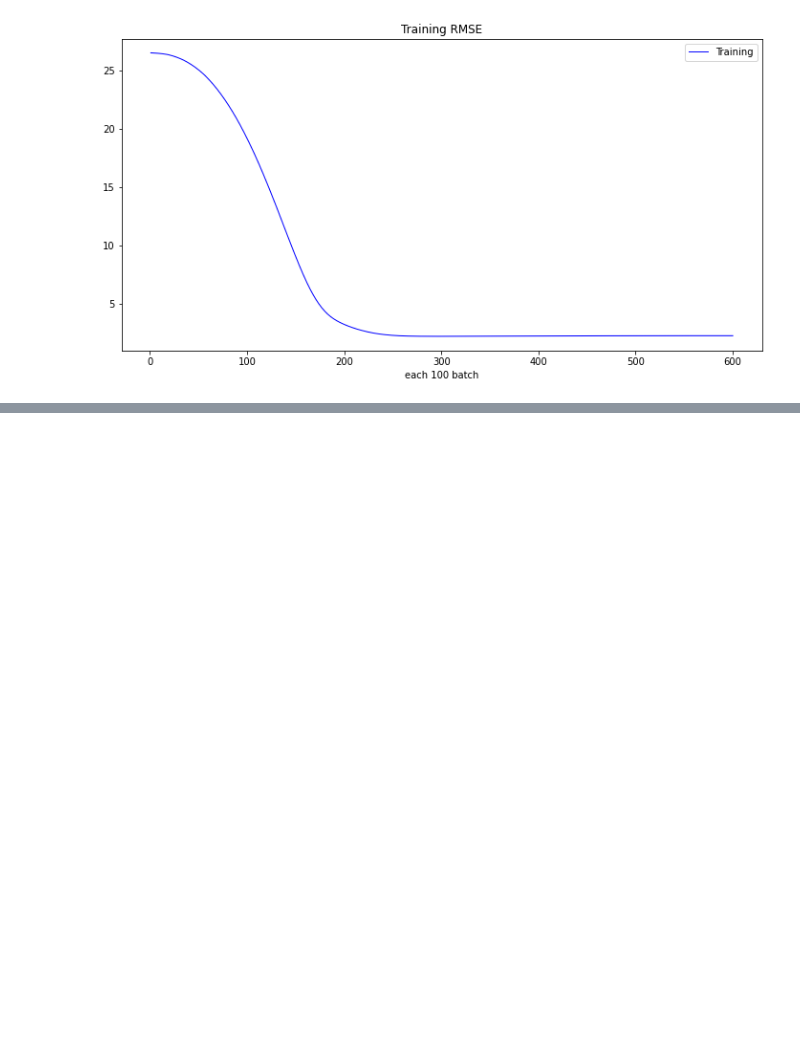
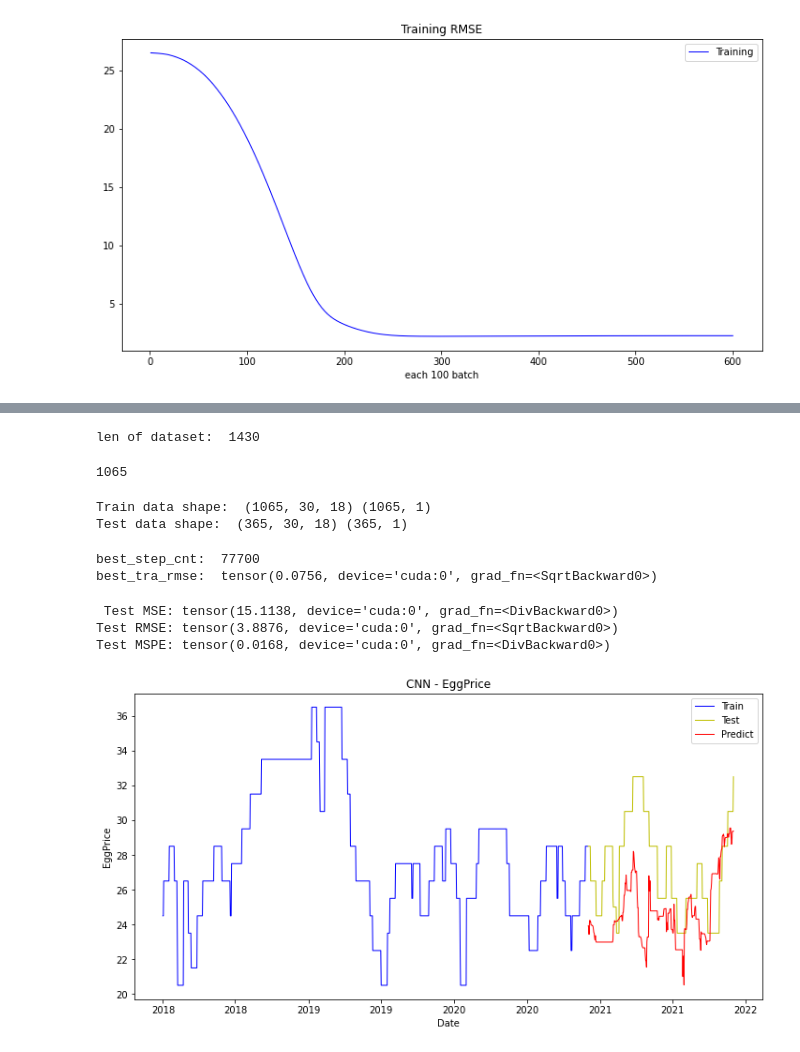
Before and after one commit to rongzunzzz/112-1-SLDL-Final-EggPricePrediction, a Jupyter notebook: CNN/CNN_2.ipynb, the cells around one changed output, grey strips where cells are left out. Drawn from its saved outputs; the diff is of its cells as text; code cells hidden in the pictures; blank space fills up the shorter version.

```diff
--- a/CNN/CNN_2.ipynb
+++ b/CNN/CNN_2.ipynb
@@ -1042,0 +1120,73 @@ trainingRMSE(train_RMSE)
+# %%
+# choose a number of time steps
+n_windows = 30
+n_steps = 1
+# convert into input/output
+# 資料只取到 2021
+dataset_ar = oridata[:][:1461]
+dataset_ar = np.array(dataset_ar)
+dataset_x, dataset_y = split_sequences_w(dataset_ar, n_steps, n_windows)
+
+print("len of dataset: ", len(dataset_x))
+trainsize = len(dataset_x)-(365//n_steps)
+trainsize
+# %% [output]
+len of dataset:  1430
+1065
+# %%
+### Test 2021 的情況
+
+Train_x = dataset_x[0:trainsize].astype('float32')
+Train_y = dataset_y[0:trainsize].astype('float32')
+Test_x = dataset_x[trainsize:].astype('float32')
+Test_y = dataset_y[trainsize:].astype('float32')
+
+print("Train data shape: ",  Train_x.shape, Train_y.shape)
+print("Test data shape: ",  Test_x.shape, Test_y.shape)
+# %% [output]
+Train data shape:  (1065, 30, 18) (1065, 1)
+Test data shape:  (365, 30, 18) (365, 1)
+# %%
+Trainset = TensorDataset(torch.from_numpy(Train_x), torch.from_numpy(Train_y))
+Testset = TensorDataset(torch.from_numpy(Test_x), torch.from_numpy(Test_y))
+trainloader = DataLoader(Trainset, batch_size=32, shuffle=False, num_workers=0)
+testloader = DataLoader(Testset, batch_size=32, shuffle=False, num_workers=0)
+# %%
+n_features = Train_x.shape[2]
+# import train
+
+model = CNN()
+model.to(device)
+optimizer = optim.Adam(model.parameters(), lr=1e-2)
+epochs = 6000
+
+### train
+
+best_step_cnt, best_tra_rmse, train_rmse_list, output_list = train(trainloader, model, optimizer, epochs)
+
+print("best_step_cnt: ",best_step_cnt)
+print("best_tra_rmse: ",best_tra_rmse)
+# %% [output]
+best_step_cnt:  77700
+best_tra_rmse:  tensor(0.0756, device='cuda:0', grad_fn=<SqrtBackward0>)
+# %%
+# Test
+model = torch.load('best_model.pt')
+model.eval()
+MSE_test, RMSE_test, MSPE_test,outputlist = test(testloader, model)
+print("\n","Test MSE:", MSE_test)
+print("Test RMSE:", RMSE_test)
+print("Test MSPE:", MSPE_test)
+# %% [output]
+ Test MSE: tensor(15.1138, device='cuda:0', grad_fn=<DivBackward0>)
+Test RMSE: tensor(3.8876, device='cuda:0', grad_fn=<SqrtBackward0>)
+Test MSPE: tensor(0.0168, device='cuda:0', grad_fn=<DivBackward0>)
+# %%
+output = []
+for i in outputlist:
+  for j in i:
+    j = float(j)
+    output.append(j)
+TestPlot(output,1066)
+# %% [output]
+[figure, added]
```
Also changed, not shown: parts of 28 cells of this notebook.
